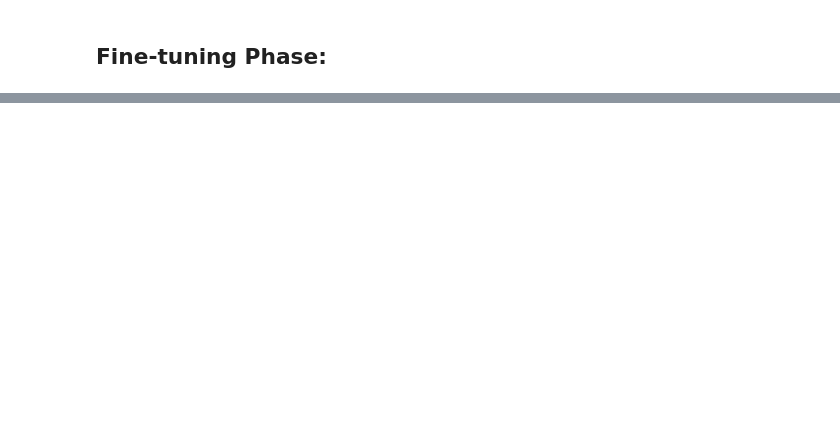
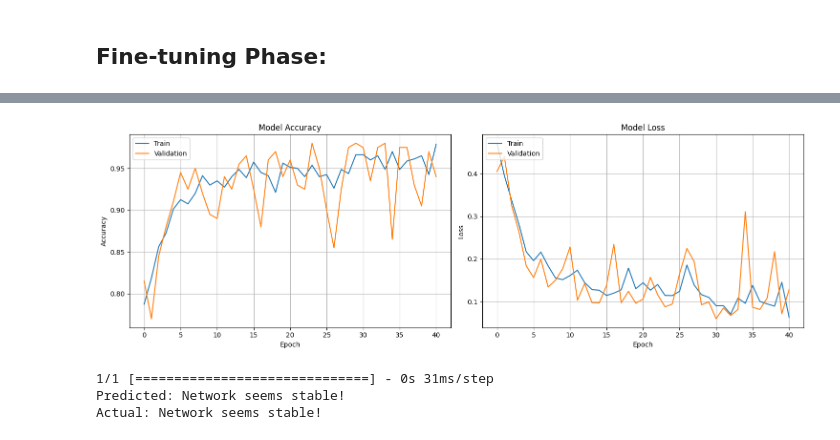
Before and after one commit to mahesh-11102/RakNet-Vision, a Jupyter notebook: network.ipynb, the cells around one changed output, grey strips where cells are left out. Saved outputs shown, nothing was run; the diff lists cells and outputs as text; code cells hidden in the pictures; blank space fills up the shorter version.

```diff
--- a/network.ipynb
+++ b/network.ipynb
@@ -423,0 +679,50 @@ Network seems stable. No disruptions predicted.
+# %%
+import matplotlib.pyplot as plt
+
+# Assuming you've already trained a model and it's stored in the variable 'out_history'
+history = pred_hist
+
+# Create subplots
+fig, axs = plt.subplots(1, 2, figsize=(15, 5))
+
+# Plot training & validation accuracy values
+axs[0].plot(history.history['accuracy'])
+axs[0].plot(history.history['val_accuracy'])
+axs[0].set_title('Model Accuracy')
+axs[0].set_ylabel('Accuracy')
+axs[0].set_xlabel('Epoch')
+axs[0].legend(['Train', 'Validation'], loc='upper left')
+axs[0].grid(True)
+
+# Plot training & validation loss values
+axs[1].plot(history.history['loss'])
+axs[1].plot(history.history['val_loss'])
+axs[1].set_title('Model Loss')
+axs[1].set_ylabel('Loss')
+axs[1].set_xlabel('Epoch')
+axs[1].legend(['Train', 'Validation'], loc='upper left')
+axs[1].grid(True)
+
+plt.tight_layout()
+plt.show()
+# %% [output]
+[figure, added]
+# %%
+sample = X_test[0]
+true_label = y_test[0]
+
+predicted_prob = model.predict(np.array([sample]))[0]
+
+if predicted_prob > 0.5:
+    print("Predicted: Potential network issue detected!")
+else:
+    print("Predicted: Network seems stable!")
+
+if true_label == 1:
+    print("Actual: Potential network issue detected!")
+else:
+    print("Actual: Network seems stable!")
+# %% [output]
+1/1 [==============================] - 0s 31ms/step
+Predicted: Network seems stable!
+Actual: Network seems stable!
```
Also changed, not shown: parts of 27 cells of this notebook, 9 other files.
